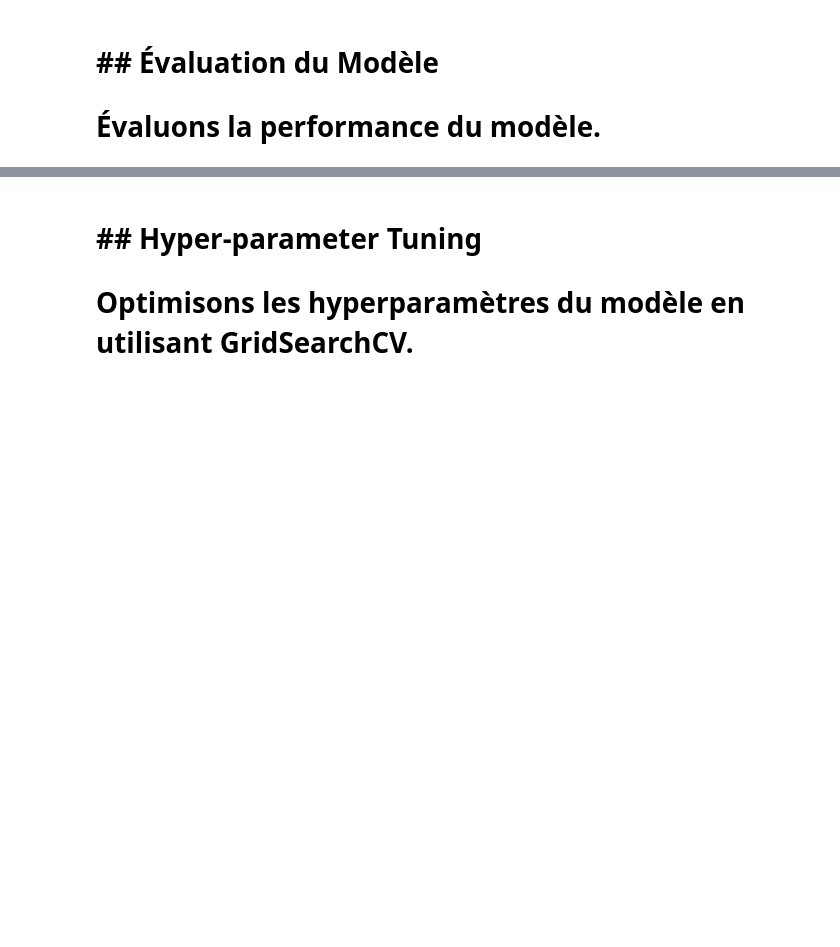
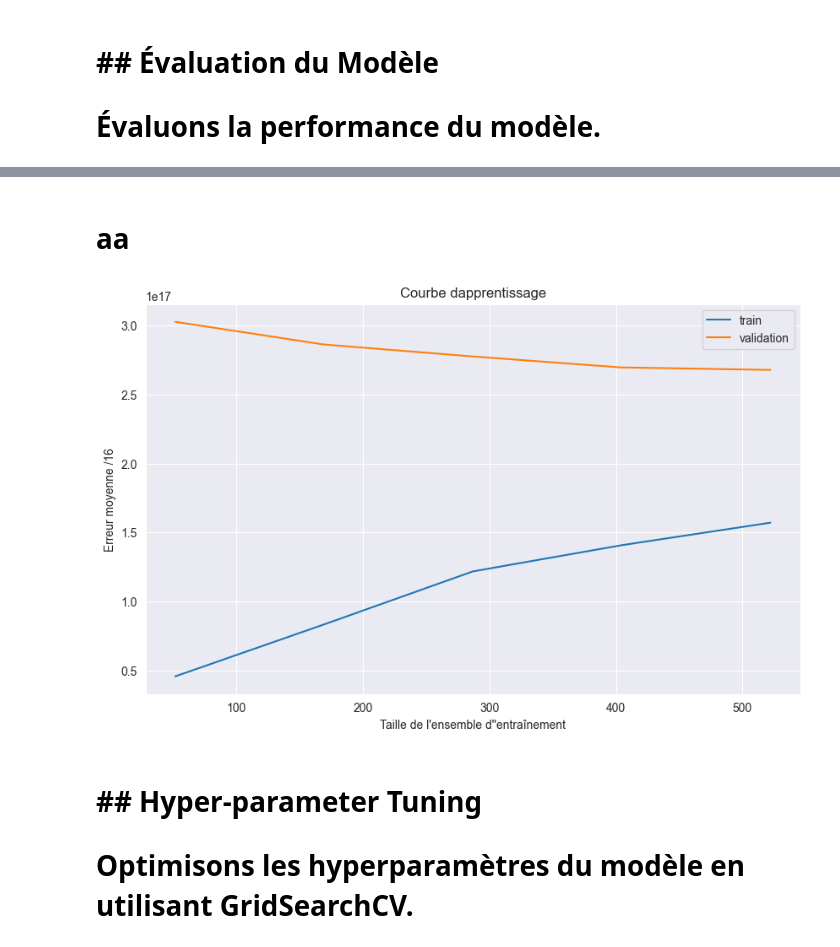
Before and after one commit to enzomoy/Spotify-Regression, a Jupyter notebook: spotify.ipynb, the cells around one changed output, grey strips where cells are left out. Cells and saved outputs as stored; diff of their text form; code cells hidden in the pictures; blank space fills up the shorter version.

```diff
--- a/spotify.ipynb
+++ b/spotify.ipynb
@@ -111,3 +126,25 @@ print(model.score(X_train, y_train))
+# %% [markdown]
+# aa
+# %%
+def plot_learning_curve(model, X_train, y_train):
+    train_sizes, train_scores, test_scores = learning_curve(model, X_train, y_train, cv=5, scoring='neg_mean_squared_error')
+
+    train_scores_mean = -np.mean(train_scores, axis=1)
+    test_scores_mean = -np.mean(test_scores, axis=1)
+
+    plt.figure(figsize=(10, 6))
+    plt.plot(train_sizes, train_scores_mean, label='train')
+    plt.plot(train_sizes, test_scores_mean, label='validation')
+
+    plt.title('Courbe d''apprentissage')
+    plt.xlabel("Taille de l'ensemble d''entraînement")
+    plt.ylabel('Erreur moyenne /16')
+    plt.legend()
+    plt.show()
+
+plot_learning_curve(model, X_train, y_train)
+# %% [output]
+[figure, added]
 # %% [markdown]
 # ## Hyper-parameter Tuning
 # Optimisons les hyperparamètres du modèle en utilisant GridSearchCV.
```
Also changed, not shown: parts of 9 cells of this notebook.
